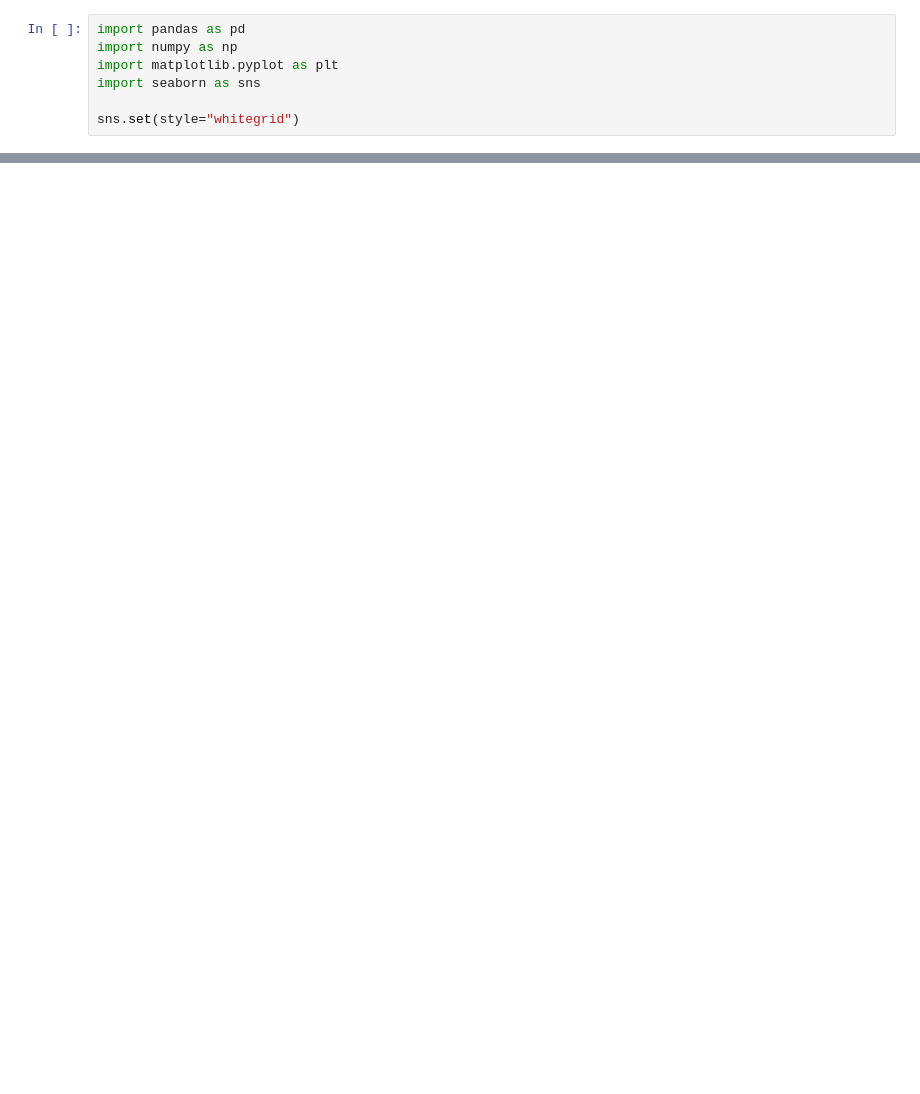
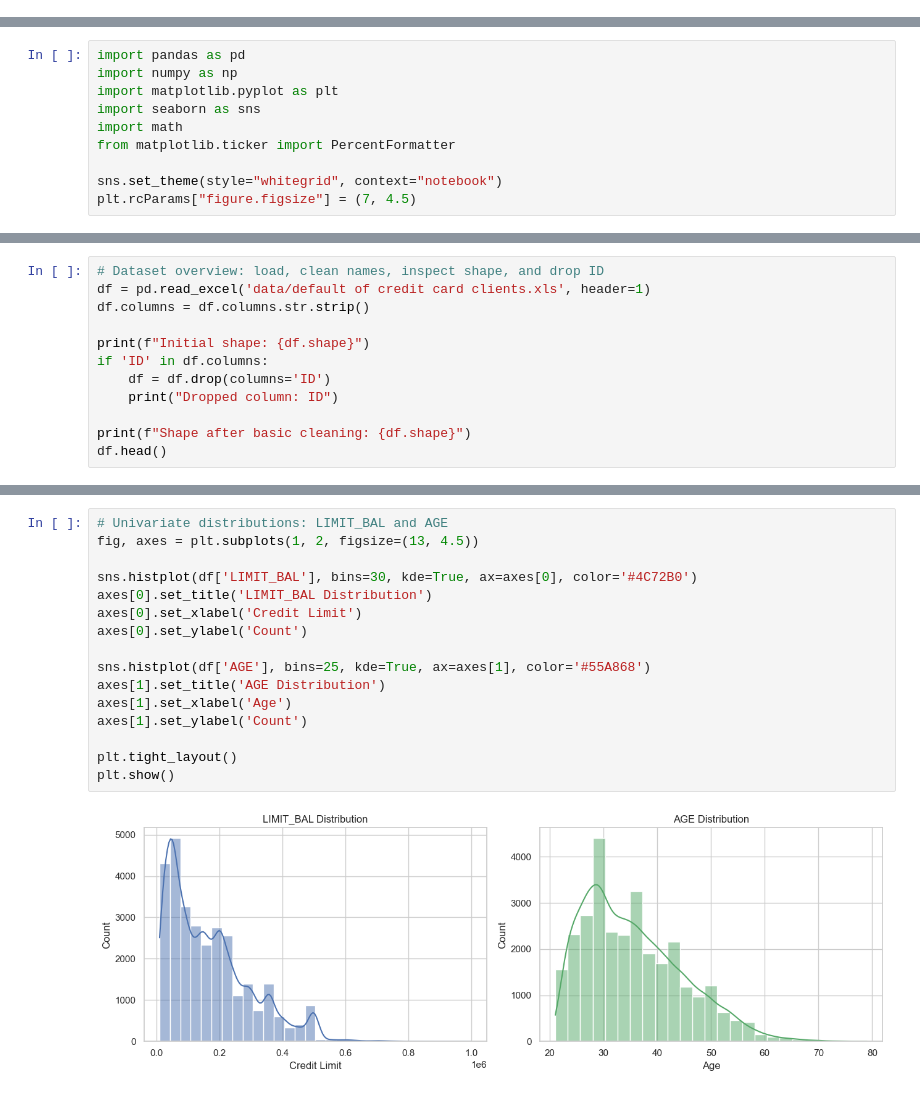
Before and after one commit to malika-nagpal/st494_creditrisk_analysis, a Jupyter notebook: EDA.ipynb, the cells around one changed output, grey strips where cells are left out. Drawn from its saved outputs; the diff is of its cells as text; blank space fills up the shorter version.

```diff
--- a/EDA.ipynb
+++ b/EDA.ipynb
@@ -1,7 +0,0 @@
-# %%
-import pandas as pd
-import numpy as np
-import matplotlib.pyplot as plt
-import seaborn as sns
-
-sns.set(style="whitegrid")
@@ -189,0 +1,10 @@ df[['LIMIT_BAL','BILL_AMT1','PAY_AMT1']].describe()
+# %%
+import pandas as pd
+import numpy as np
+import matplotlib.pyplot as plt
+import seaborn as sns
+import math
+from matplotlib.ticker import PercentFormatter
+
+sns.set_theme(style="whitegrid", context="notebook")
+plt.rcParams["figure.figsize"] = (7, 4.5)
@@ -189,0 +19,12 @@ df[['LIMIT_BAL','BILL_AMT1','PAY_AMT1']].describe()
+# %%
+# Dataset overview: load, clean names, inspect shape, and drop ID
+df = pd.read_excel('data/default of credit card clients.xls', header=1)
+df.columns = df.columns.str.strip()
+
+print(f"Initial shape: {df.shape}")
+if 'ID' in df.columns:
+    df = df.drop(columns='ID')
+    print("Dropped column: ID")
+
+print(f"Shape after basic cleaning: {df.shape}")
+df.head()
@@ -189,0 +178,18 @@ df[['LIMIT_BAL','BILL_AMT1','PAY_AMT1']].describe()
+# %%
+# Univariate distributions: LIMIT_BAL and AGE
+fig, axes = plt.subplots(1, 2, figsize=(13, 4.5))
+
+sns.histplot(df['LIMIT_BAL'], bins=30, kde=True, ax=axes[0], color='#4C72B0')
+axes[0].set_title('LIMIT_BAL Distribution')
+axes[0].set_xlabel('Credit Limit')
+axes[0].set_ylabel('Count')
+
+sns.histplot(df['AGE'], bins=25, kde=True, ax=axes[1], color='#55A868')
+axes[1].set_title('AGE Distribution')
+axes[1].set_xlabel('Age')
+axes[1].set_ylabel('Count')
+
+plt.tight_layout()
+plt.show()
+# %% [output]
+[figure, added]
```
Also changed, not shown: parts of 52 cells of this notebook, 5 other files.
